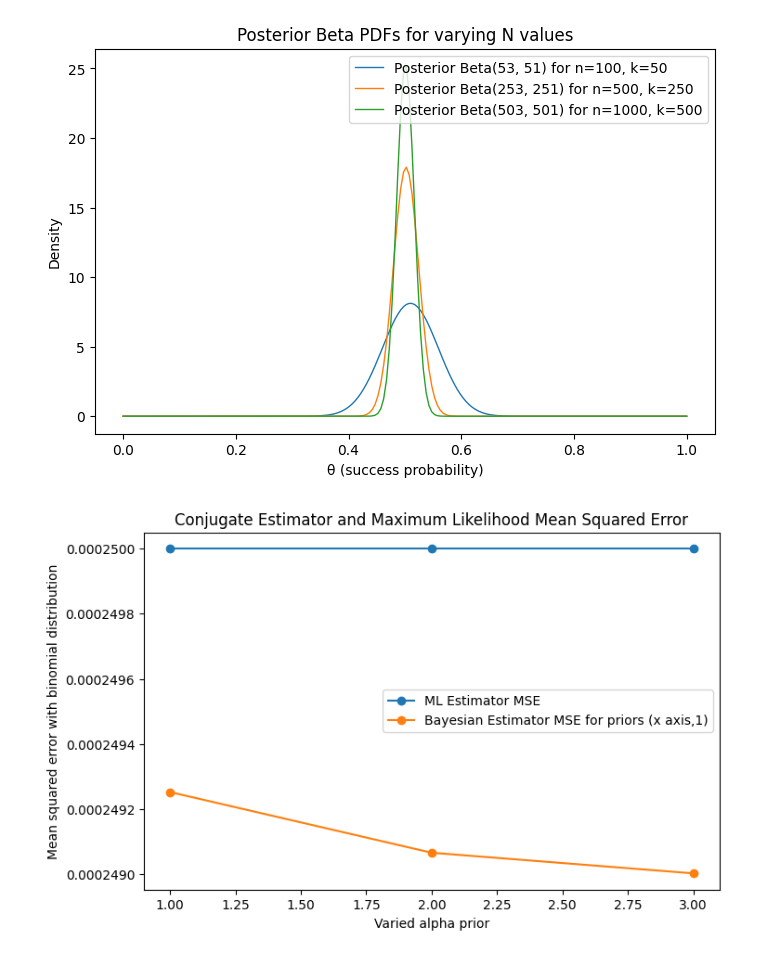
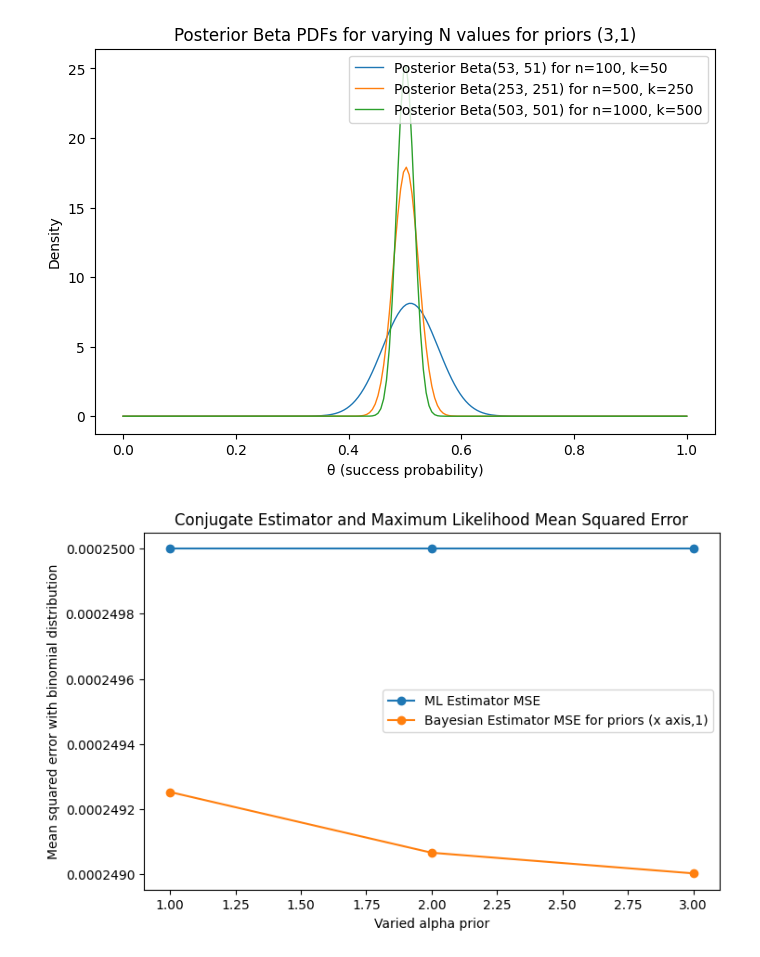
Before and after one commit to Supernova2002/ECE-474-Bayesian-Machine-Learning, a Jupyter notebook: conjugate_priors.ipynb, the cells around one changed output. Cells and saved outputs as stored; diff of their text form; code cells hidden in the pictures.

```diff
--- a/conjugate_priors.ipynb
+++ b/conjugate_priors.ipynb
@@ -31,35 +31,35 @@ for alpha_prior, beta_prior in zip(alpha_priors, beta_priors):
             theta = np.linspace(0, 1, 200)
             loop_pdfs.append(beta.pdf(theta, alpha_post, beta_post))
             plt.plot(theta, beta.pdf(theta, alpha_post, beta_post), label=f"Posterior Beta({alpha_post}, {beta_post}) for n={n}, k={k}", linewidth=1)
-        plt.title("Posterior Beta PDFs for varying N values")
+        plt.title(f"Posterior Beta PDFs for varying N values for priors ({alpha_prior},{beta_prior})")
         plt.xlabel("θ (success probability)")
         plt.ylabel("Density")
         plt.legend()
         plt.show()
 
     # --- Observed data ---
     n = 1000   # number of trials
     k = 500 # number of successes
 
     # --- Posterior parameters ---
     alpha_post = alpha_prior + k
     beta_post = beta_prior + (n - k)
 
     ml_estimator = k/n
     bayes_estimator = (alpha_post + k) / (alpha_post + beta_post + n)
     ml_mse = ml_estimator * (1 - ml_estimator) / n
     ml_mses.append(ml_mse)
     bayes_mse =  beta.var(alpha_post,beta_post) +  (beta.mean(alpha_post, beta_post) - bayes_estimator)**2
     bayes_mses.append(bayes_mse)
 
 plt.figure(figsize=(8, 5))
 plt.plot(alpha_priors, ml_mses, label=f"ML Estimator MSE", marker='o')
 plt.plot(alpha_priors, bayes_mses, label=f"Bayesian Estimator MSE for priors (x axis,1)", marker='o')
 plt.title("Conjugate Estimator and Maximum Likelihood Mean Squared Error")
 plt.xlabel("Varied alpha prior")
 plt.ylabel("Mean squared error with binomial distribution")
 plt.legend()
 plt.show()
 # %% [output]
-[figure, old version]
+[figure, new version]
 [figure]
```
Also changed, not shown: parts of 2 cells of this notebook.
